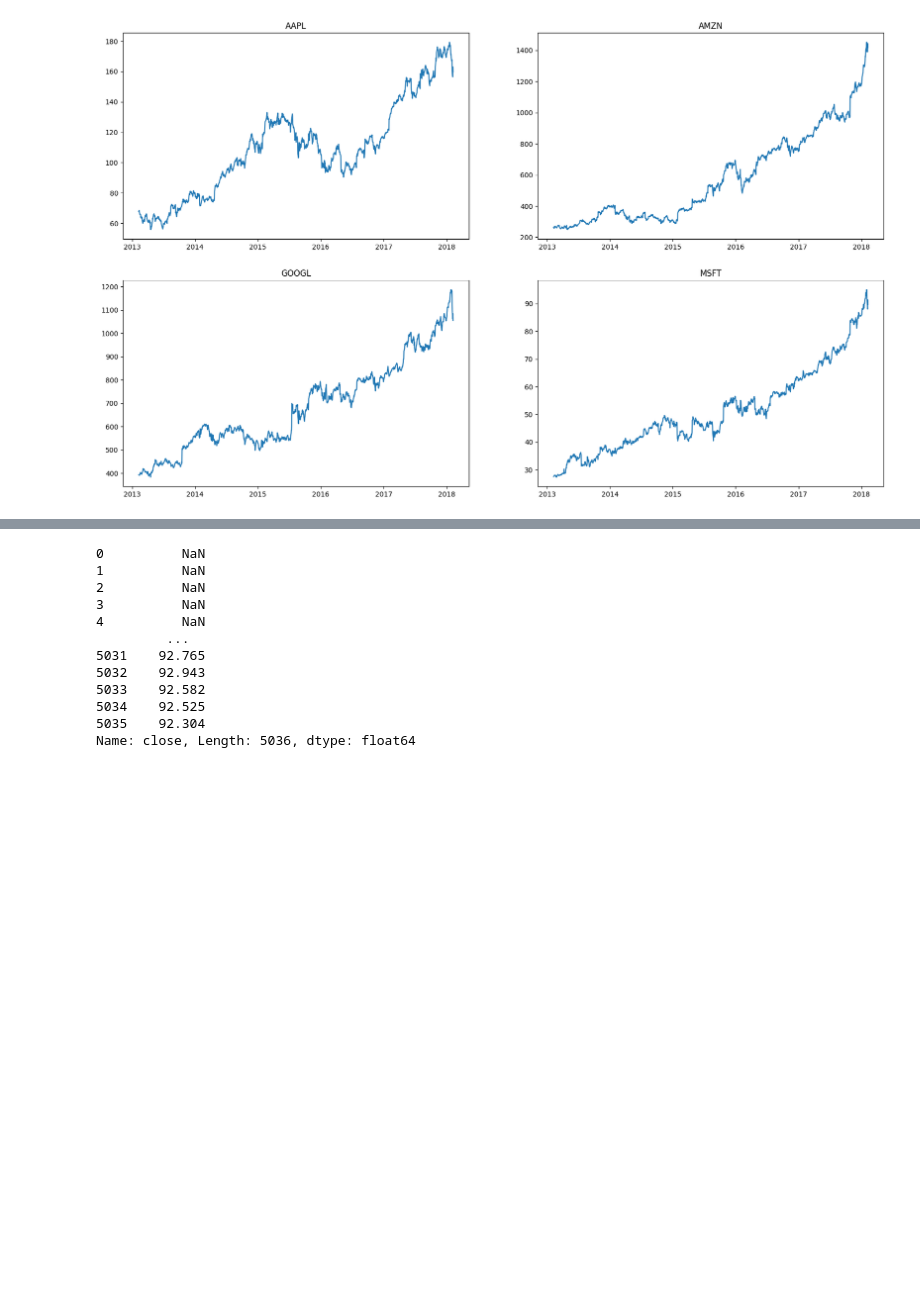
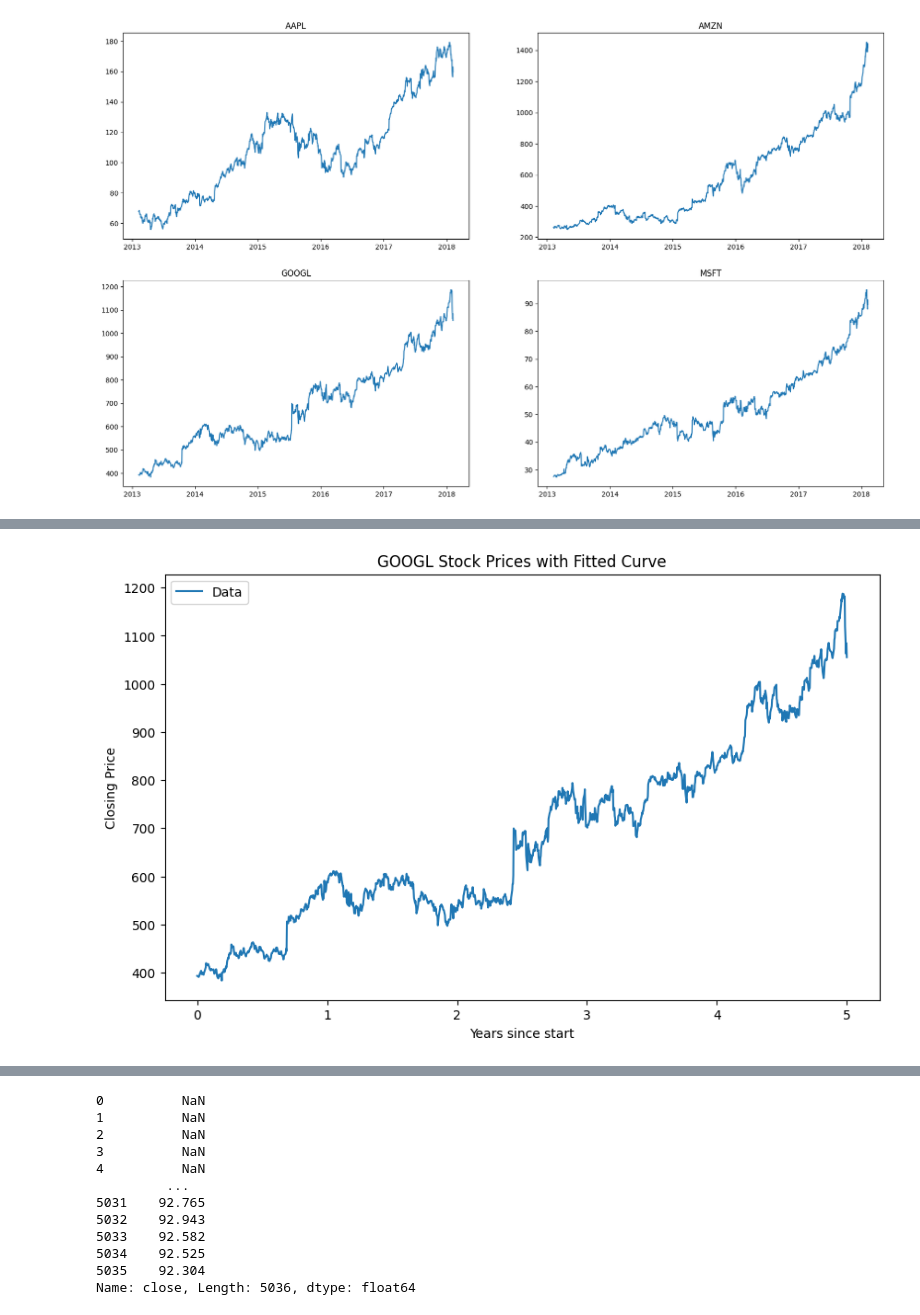
Before and after one commit to astoncrawley/us-stock-market-index, a Jupyter notebook: notebooks/us-stock-market-analysis.ipynb, the cells around one changed output, grey strips where cells are left out. Cells and saved outputs as stored; diff of their text form; code cells hidden in the pictures; blank space fills up the shorter version.

```diff
--- a/notebooks/us-stock-market-analysis.ipynb
+++ b/notebooks/us-stock-market-analysis.ipynb
@@ -127,0 +254,12 @@ for index, stock in enumerate(stock_tickers, 1):
+# %%
+# Plot regression plots for closing prices over time
+google_df = df[df["Name"] == "GOOGL"]
+
+plt.figure(figsize=(10, 6))
+plt.plot(google_df["years"], google_df["close"], label='Data')
+plt.title("GOOGL Stock Prices with Fitted Curve")
+plt.xlabel("Years since start")
+plt.ylabel("Closing Price")
+plt.show()
+# %% [output]
+[figure, added]
```
Also changed, not shown: parts of 7 cells of this notebook.
